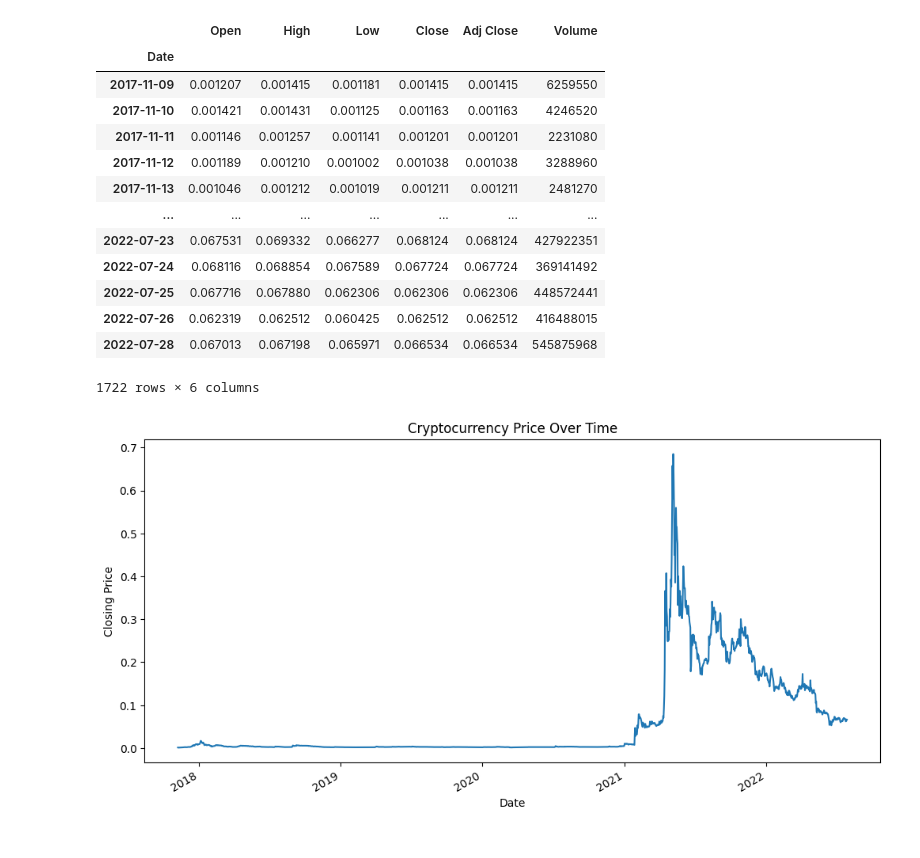
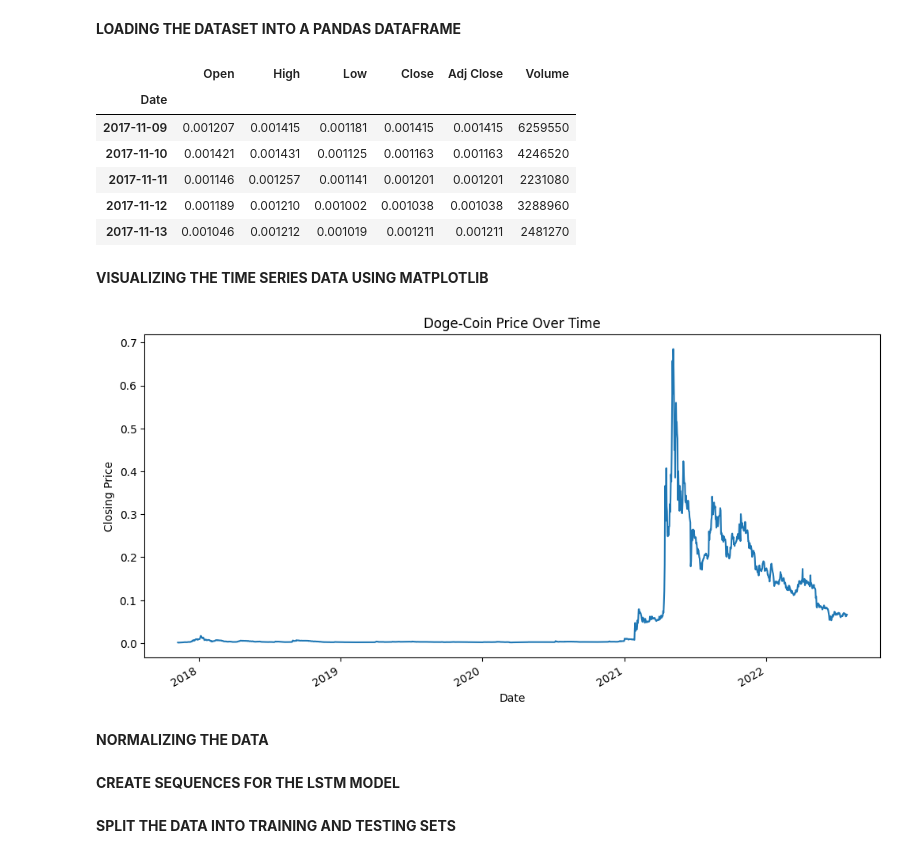
Before and after one commit to qckhxnh/Doge-Coin-Price-Prediction, a Jupyter notebook: main.ipynb, the cells around one changed output. Saved outputs shown, nothing was run; the diff lists cells and outputs as text; code cells hidden in the pictures.

```diff
--- a/main.ipynb
+++ b/main.ipynb
@@ -9,8 +13,10 @@ from tensorflow.keras.layers import LSTM, Dense
+# %% [markdown]
+**LOADING THE DATASET INTO A PANDAS DATAFRAME**
 # %%
 df = pd.read_csv(r"C:\Users\DELL\Downloads\DOGE-USD.csv")
 df['Date'] = pd.to_datetime(df['Date'])
 df.set_index('Date', inplace=True)
-df
+df.head()
 # %% [output]
 |  | Open | High | Low | Close | Adj Close | Volume |
 | Date |  |  |  |  |  |  |
@@ -19,19 +25,16 @@ df
 | 2017-11-11 | 0.001146 | 0.001257 | 0.001141 | 0.001201 | 0.001201 | 2231080 |
 | 2017-11-12 | 0.001189 | 0.001210 | 0.001002 | 0.001038 | 0.001038 | 3288960 |
 | 2017-11-13 | 0.001046 | 0.001212 | 0.001019 | 0.001211 | 0.001211 | 2481270 |
-| ... | ... | ... | ... | ... | ... | ... |
-| 2022-07-23 | 0.067531 | 0.069332 | 0.066277 | 0.068124 | 0.068124 | 427922351 |
-| 2022-07-24 | 0.068116 | 0.068854 | 0.067589 | 0.067724 | 0.067724 | 369141492 |
-| 2022-07-25 | 0.067716 | 0.067880 | 0.062306 | 0.062306 | 0.062306 | 448572441 |
-| 2022-07-26 | 0.062319 | 0.062512 | 0.060425 | 0.062512 | 0.062512 | 416488015 |
-| 2022-07-28 | 0.067013 | 0.067198 | 0.065971 | 0.066534 | 0.066534 | 545875968 |
-1722 rows × 6 columns
+# %% [markdown]
+**VISUALIZING THE TIME SERIES DATA USING MATPLOTLIB**
 # %%
 df['Close'].plot(figsize=(12, 6))
-plt.title('Cryptocurrency Price Over Time')
+plt.title('Doge-Coin Price Over Time')
 plt.xlabel('Date')
 plt.ylabel('Closing Price')
 plt.show()
 # %% [output]
-[figure, old version]
+[figure, new version]
+# %% [markdown]
+**NORMALIZING THE DATA**
 # %%
@@ -39,3 +41,5 @@ plt.show()
 scaler = MinMaxScaler(feature_range=(0, 1))
 df_normalized = scaler.fit_transform(df[['Close']])
+# %% [markdown]
+**CREATE SEQUENCES FOR THE LSTM MODEL**
 # %%
@@ -49,3 +52,5 @@ def create_sequences(data, look_back):
 
 look_back = 10
 X, y = create_sequences(df_normalized, look_back)
+# %% [markdown]
+**SPLIT THE DATA INTO TRAINING AND TESTING SETS**
```
Also changed, not shown: parts of 18 cells of this notebook.
